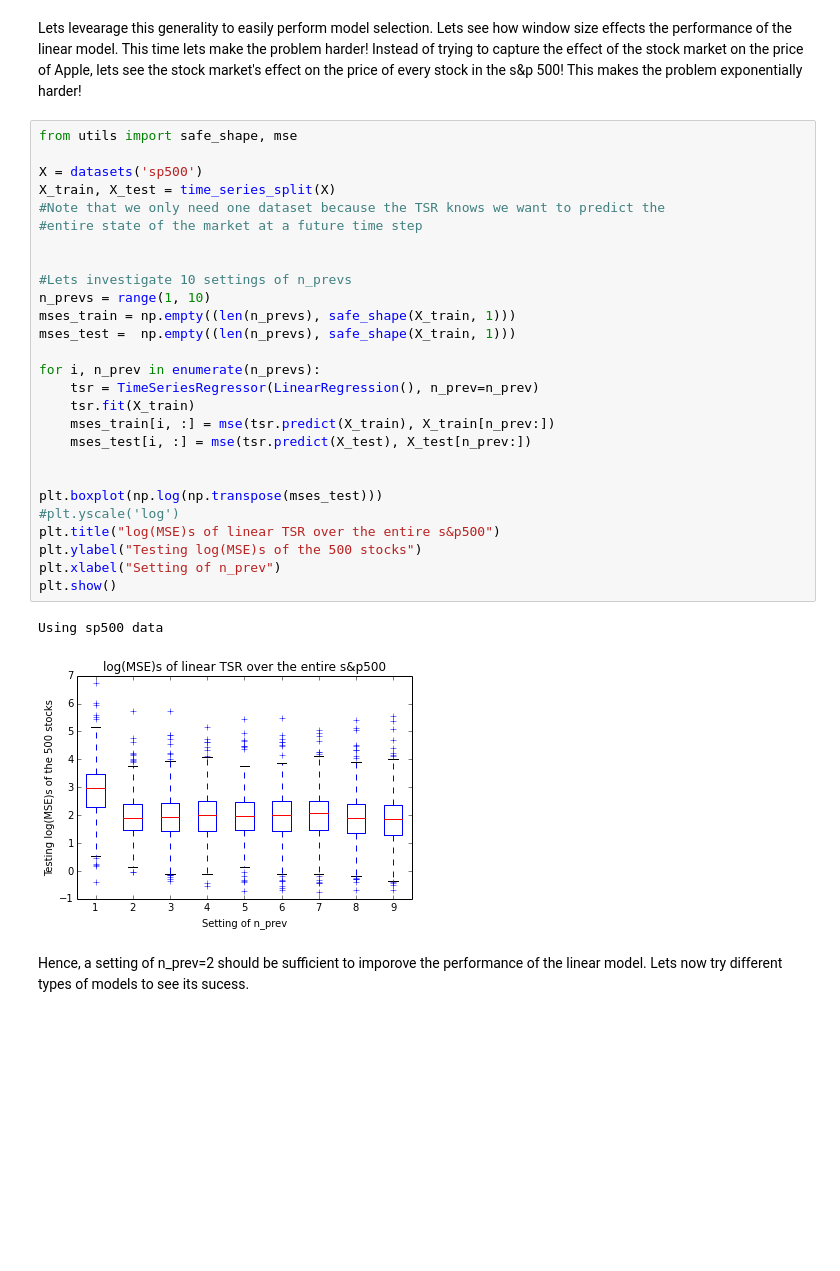
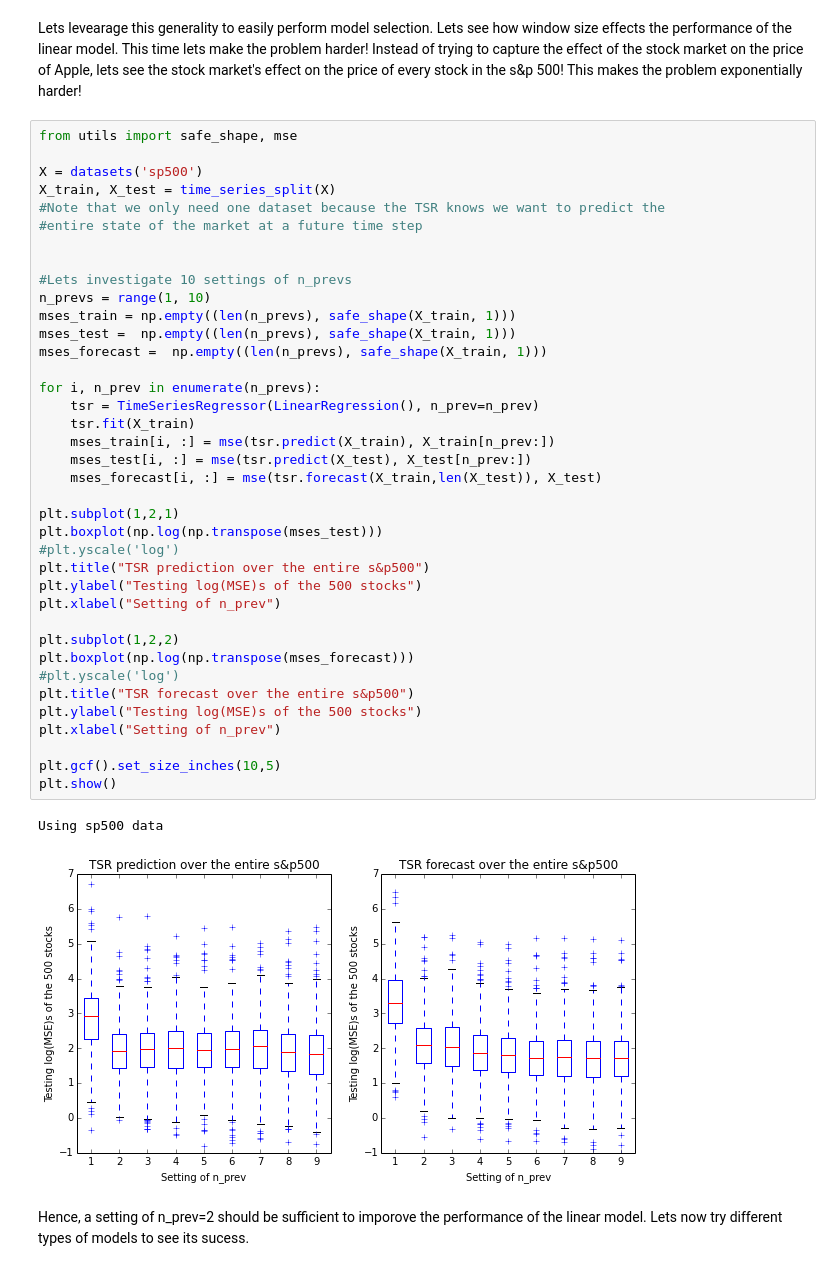
Before and after one commit to mhamilton723/tseries, a Jupyter notebook: Time Series Estimator Demo.ipynb, the cells around one changed output. Drawn from its saved outputs; the diff is of its cells as text; blank space fills up the shorter version.

Commit message:
Fixed Figure in Demo and expanded Demo
Fixed Figure in Demo and Expanded Demo

```diff
--- a/Time Series Estimator Demo.ipynb
+++ b/Time Series Estimator Demo.ipynb
@@ -278,33 +310,44 @@ Now the X and Y datasets can be fit by any regression technique in sklearn. If t
 # %%
 from utils import safe_shape, mse
 
 X = datasets('sp500')
 X_train, X_test = time_series_split(X)
 #Note that we only need one dataset because the TSR knows we want to predict the
 #entire state of the market at a future time step
 
 
 #Lets investigate 10 settings of n_prevs
 n_prevs = range(1, 10)
 mses_train = np.empty((len(n_prevs), safe_shape(X_train, 1)))
 mses_test =  np.empty((len(n_prevs), safe_shape(X_train, 1)))
+mses_forecast =  np.empty((len(n_prevs), safe_shape(X_train, 1)))
 
 for i, n_prev in enumerate(n_prevs):
     tsr = TimeSeriesRegressor(LinearRegression(), n_prev=n_prev)
     tsr.fit(X_train)
     mses_train[i, :] = mse(tsr.predict(X_train), X_train[n_prev:])
     mses_test[i, :] = mse(tsr.predict(X_test), X_test[n_prev:])
+    mses_forecast[i, :] = mse(tsr.forecast(X_train,len(X_test)), X_test)
 
-
+plt.subplot(1,2,1)
 plt.boxplot(np.log(np.transpose(mses_test)))
 #plt.yscale('log')
-plt.title("log(MSE)s of linear TSR over the entire s&p500")
+plt.title("TSR prediction over the entire s&p500")
 plt.ylabel("Testing log(MSE)s of the 500 stocks")
 plt.xlabel("Setting of n_prev")
+
+plt.subplot(1,2,2)
+plt.boxplot(np.log(np.transpose(mses_forecast)))
+#plt.yscale('log')
+plt.title("TSR forecast over the entire s&p500")
+plt.ylabel("Testing log(MSE)s of the 500 stocks")
+plt.xlabel("Setting of n_prev")
+
+plt.gcf().set_size_inches(10,5)
 plt.show()
 # %% [output]
 Using sp500 data
-[figure, old version]
+[figure, new version]
 # %% [markdown]
 Hence, a setting of n_prev=2 should be sufficient to imporove the performance of the linear model. Lets now try different types of models to see its sucess.
 # %% [markdown]
```
Also changed, not shown: parts of 9 cells of this notebook, 1 other file.
